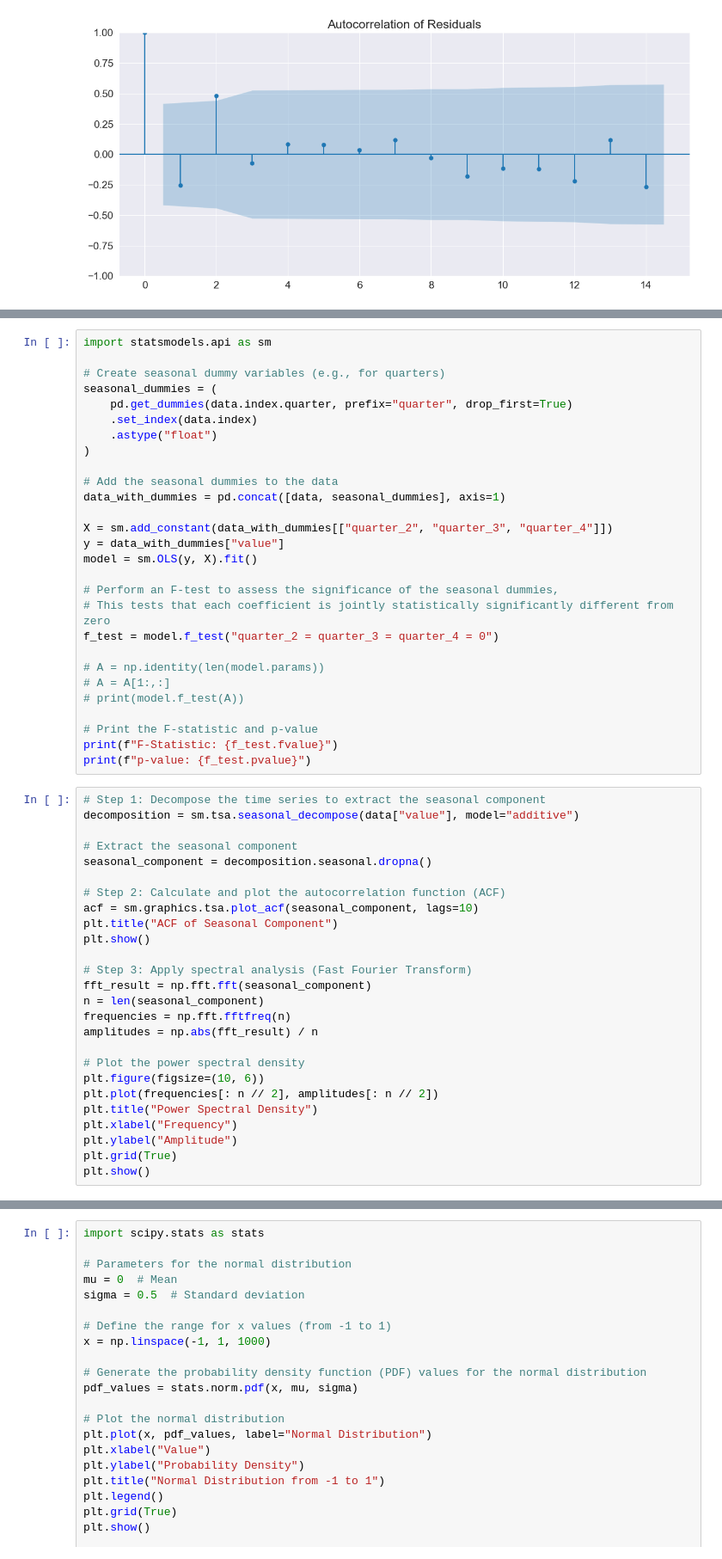
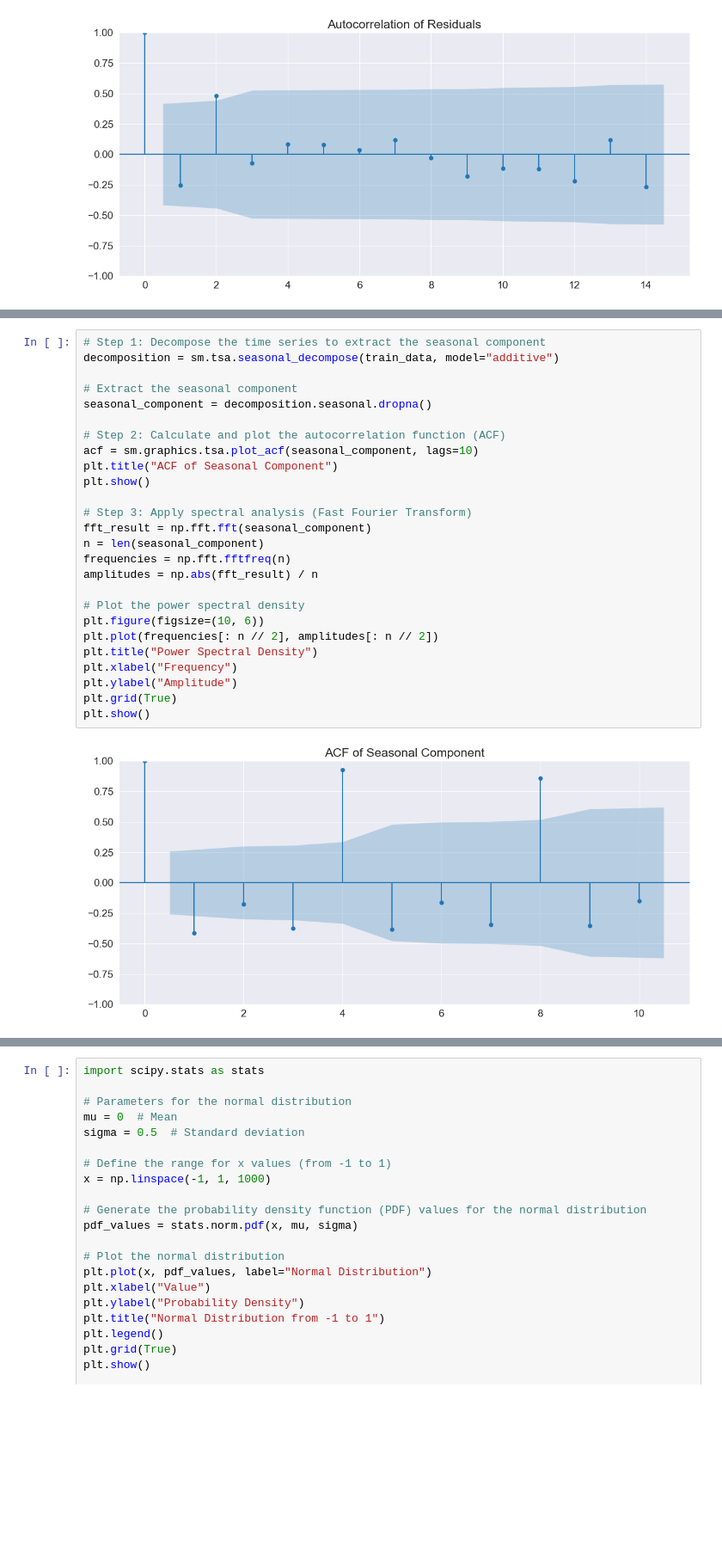
Before and after one commit to JBarone90/nowcasting_uk_gdp, a Jupyter notebook: notebooks/AR_exploration.ipynb, the cells around one changed output, grey strips where cells are left out. Shown at 86% size. Cells and saved outputs as stored; diff of their text form; blank space fills up the shorter version.

```diff
--- a/notebooks/AR_exploration.ipynb
+++ b/notebooks/AR_exploration.ipynb
@@ -166,54 +175,28 @@ else:
-# %%
-import statsmodels.api as sm
-
-# Create seasonal dummy variables (e.g., for quarters)
-seasonal_dummies = (
-    pd.get_dummies(data.index.quarter, prefix="quarter", drop_first=True)
-    .set_index(data.index)
-    .astype("float")
-)
-
-# Add the seasonal dummies to the data
-data_with_dummies = pd.concat([data, seasonal_dummies], axis=1)
-
-X = sm.add_constant(data_with_dummies[["quarter_2", "quarter_3", "quarter_4"]])
-y = data_with_dummies["value"]
-model = sm.OLS(y, X).fit()
-
-# Perform an F-test to assess the significance of the seasonal dummies,
-# This tests that each coefficient is jointly statistically significantly different from zero
-f_test = model.f_test("quarter_2 = quarter_3 = quarter_4 = 0")
-
-# A = np.identity(len(model.params))
-# A = A[1:,:]
-# print(model.f_test(A))
-
-# Print the F-statistic and p-value
-print(f"F-Statistic: {f_test.fvalue}")
-print(f"p-value: {f_test.pvalue}")
 # %%
 # Step 1: Decompose the time series to extract the seasonal component
-decomposition = sm.tsa.seasonal_decompose(data["value"], model="additive")
+decomposition = sm.tsa.seasonal_decompose(train_data, model="additive")
 
 # Extract the seasonal component
 seasonal_component = decomposition.seasonal.dropna()
 
 # Step 2: Calculate and plot the autocorrelation function (ACF)
 acf = sm.graphics.tsa.plot_acf(seasonal_component, lags=10)
 plt.title("ACF of Seasonal Component")
 plt.show()
 
 # Step 3: Apply spectral analysis (Fast Fourier Transform)
 fft_result = np.fft.fft(seasonal_component)
 n = len(seasonal_component)
 frequencies = np.fft.fftfreq(n)
 amplitudes = np.abs(fft_result) / n
 
 # Plot the power spectral density
 plt.figure(figsize=(10, 6))
 plt.plot(frequencies[: n // 2], amplitudes[: n // 2])
 plt.title("Power Spectral Density")
 plt.xlabel("Frequency")
 plt.ylabel("Amplitude")
 plt.grid(True)
 plt.show()
+# %% [output]
+[figure, added]
```
Also changed, not shown: parts of 26 cells of this notebook.
